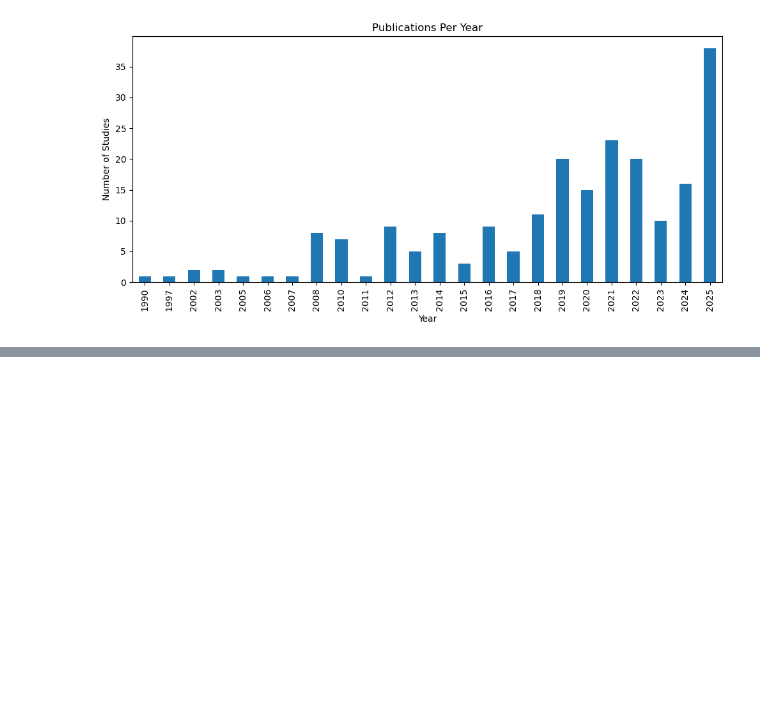
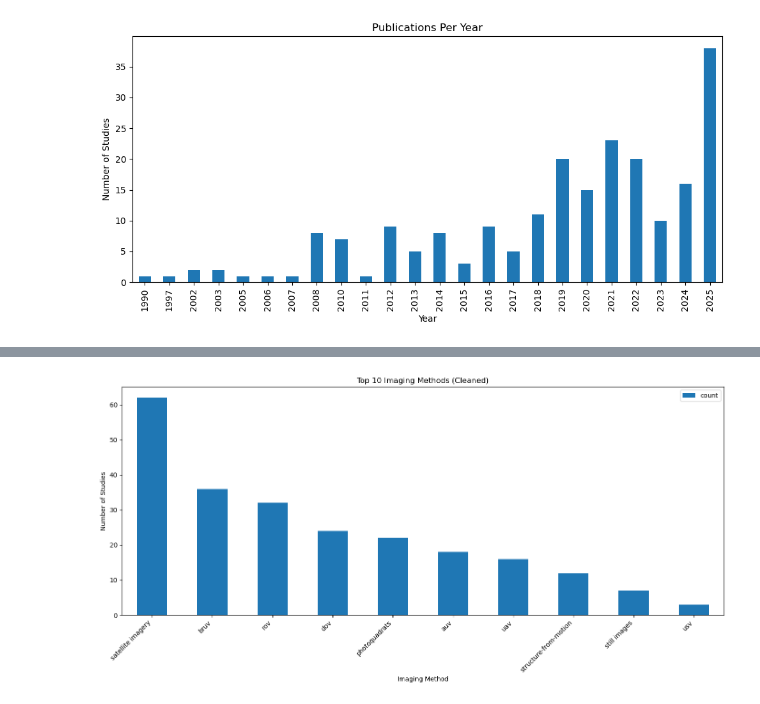
Before and after one commit to DolapoSalim/literature_syn_analysis, a Jupyter notebook: scripts/load_data.ipynb, the cells around one changed output, grey strips where cells are left out. Saved outputs shown, nothing was run; the diff lists cells and outputs as text; code cells hidden in the pictures; blank space fills up the shorter version.

```diff
--- a/scripts/load_data.ipynb
+++ b/scripts/load_data.ipynb
@@ -146,3 +166,10 @@ plt.tight_layout()
 plt.show()
 # %% [output]
 [figure]
+# %%
+data = r"C:\Users\dolap\OneDrive\Documents\DOLAPO\data-analysis\literature_syn_analysis\scripts\method_counts_cleaned.csv"
+data = pd.read_csv(data)
+data
+# %%
+data = pd.read_csv(data)
+data
@@ -148,0 +194,14 @@ plt.show()
+# %%
+
+
+
+fig, ax = plt.subplots(figsize=(14, 7))
+data.head(10).set_index('Method List').plot(kind="bar", ax=ax)
+ax.set_title("Top 10 Imaging Methods (Cleaned)")
+ax.set_xlabel("Imaging Method")
+ax.set_ylabel("Number of Studies")
+plt.xticks(rotation=45, ha="right")
+plt.tight_layout()
+plt.show()
+# %% [output]
+[figure, added]
```
Also changed, not shown: parts of 2 cells of this notebook.
